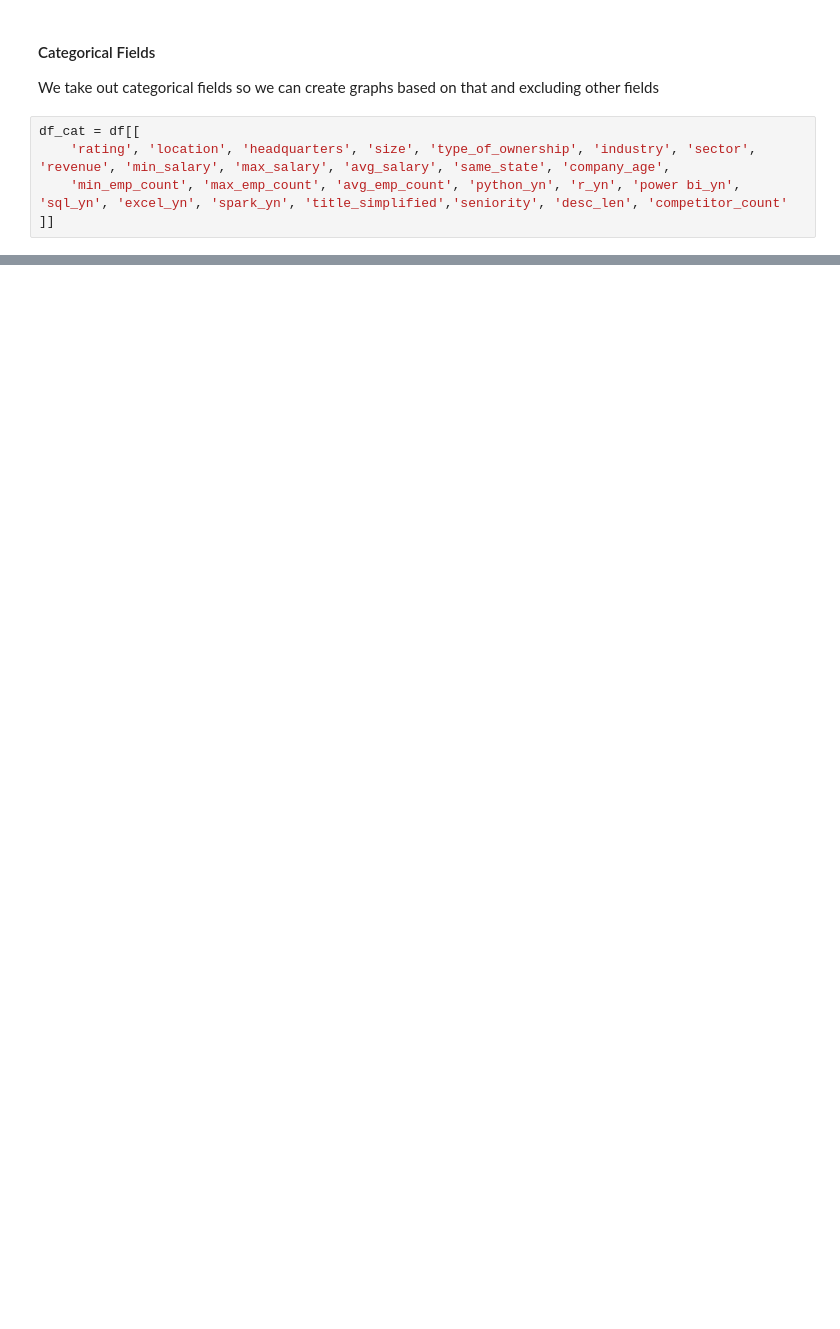
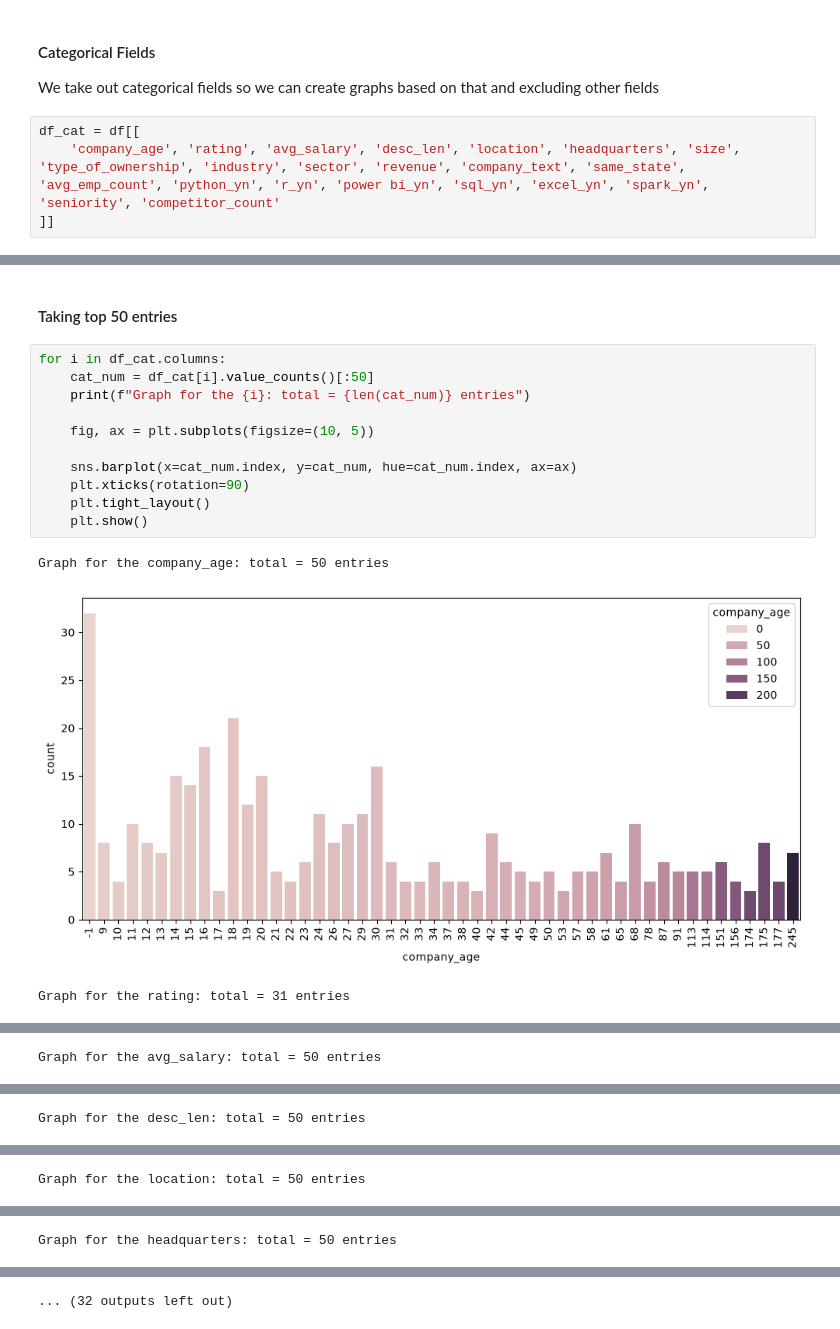
Before and after one commit to yasasbanukaofficial/glassdoor-job-market-insights, a Jupyter notebook: notebooks/02_eda.ipynb, the cells around one changed output, grey strips where cells are left out. Saved outputs shown, nothing was run; the diff lists cells and outputs as text; blank space fills up the shorter version.

```diff
--- a/notebooks/02_eda.ipynb
+++ b/notebooks/02_eda.ipynb
@@ -103,6 +84,5 @@ plt.show()
 We take out categorical fields so we can create graphs based on that and excluding other fields
 # %%
 df_cat = df[[
-    'rating', 'location', 'headquarters', 'size', 'type_of_ownership', 'industry', 'sector', 'revenue', 'min_salary', 'max_salary', 'avg_salary', 'same_state', 'company_age',
-    'min_emp_count', 'max_emp_count', 'avg_emp_count', 'python_yn', 'r_yn', 'power bi_yn', 'sql_yn', 'excel_yn', 'spark_yn', 'title_simplified','seniority', 'desc_len', 'competitor_count'
+    'company_age', 'rating', 'avg_salary', 'desc_len', 'location', 'headquarters', 'size', 'type_of_ownership', 'industry', 'sector', 'revenue', 'company_text', 'same_state', 'avg_emp_count', 'python_yn', 'r_yn', 'power bi_yn', 'sql_yn', 'excel_yn', 'spark_yn', 'seniority', 'competitor_count'
 ]]
@@ -108,0 +108,17 @@ df_cat = df[[
+# %% [markdown]
+#### Taking top 50 entries
+# %%
+for i in df_cat.columns:
+    cat_num = df_cat[i].value_counts()[:50]
+    print(f"Graph for the {i}: total = {len(cat_num)} entries")
+
+    fig, ax = plt.subplots(figsize=(10, 5))
+
+    sns.barplot(x=cat_num.index, y=cat_num, hue=cat_num.index, ax=ax)
+    plt.xticks(rotation=90)
+    plt.tight_layout()
+    plt.show()
+# %% [output]
+Graph for the company_age: total = 50 entries
+[figure, added]
+Graph for the rating: total = 31 entries
@@ -108,0 +126 @@ df_cat = df[[
+Graph for the avg_salary: total = 50 entries
@@ -108,0 +128 @@ df_cat = df[[
+Graph for the desc_len: total = 50 entries
@@ -108,0 +130 @@ df_cat = df[[
+Graph for the location: total = 50 entries
@@ -108,0 +132 @@ df_cat = df[[
+Graph for the headquarters: total = 50 entries
@@ -108,0 +134 @@ df_cat = df[[
+... (32 outputs left out)
```
Also changed, not shown: parts of 5 cells of this notebook.
